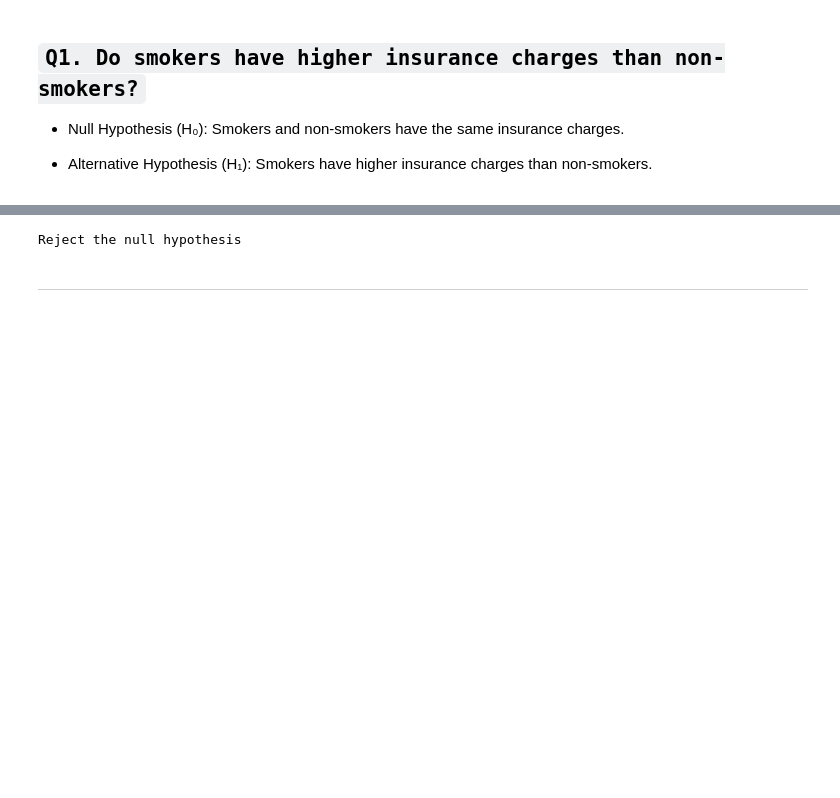
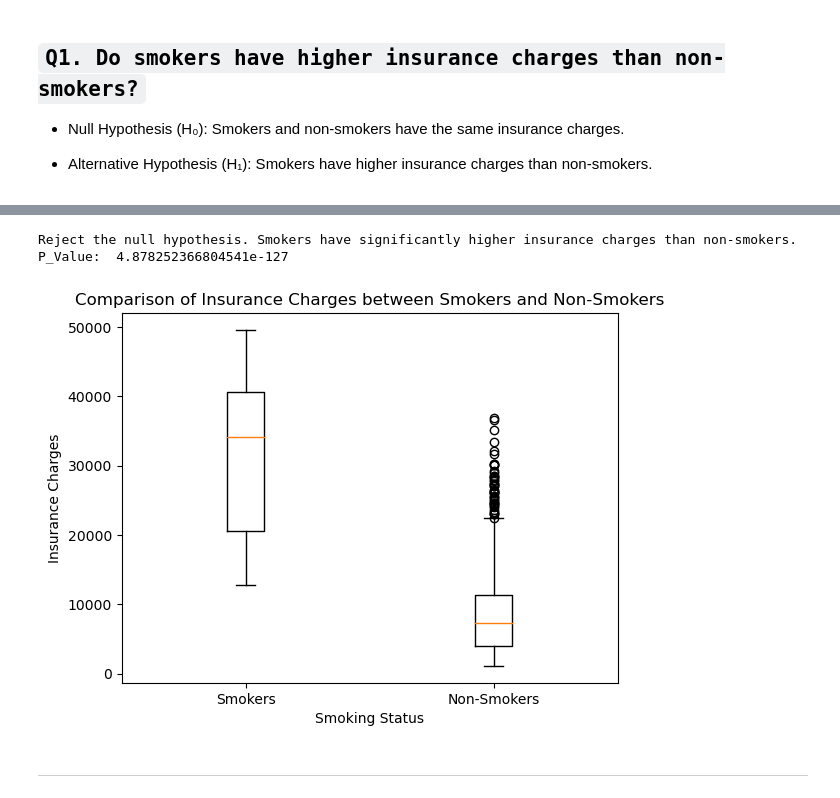
Before and after one commit to LuccasBracci/Hypothesis-Testing, a Jupyter notebook: HTwID.ipynb, the cells around one changed output, grey strips where cells are left out. Drawn from its saved outputs; the diff is of its cells as text; code cells hidden in the pictures; blank space fills up the shorter version.

```diff
--- a/HTwID.ipynb
+++ b/HTwID.ipynb
@@ -78,0 +54,12 @@ P-Value: 8.271435842179102e-283
+# %%
+charges = df['charges']
+z_scores = np.abs(stats.zscore(charges))
+outlier_threshold = 3
+outliers = df[z_scores > outlier_threshold]
+# %%
+df_clean = df.drop(outliers.index)
+# %%
+smokers_charges = df_clean[df_clean['smoker'] == 'yes']['charges']
+non_smokers_charges = df_clean[df_clean['smoker'] == 'no']['charges']
+_, p_value_smokers = stats.normaltest(smokers_charges)
+_, p_value_non_smokers = stats.normaltest(non_smokers_charges)
@@ -79,12 +76,20 @@ P-Value: 8.271435842179102e-283
 # %%
-alpha = 0.05  # Significance level
+if p_value < alpha:
+    result = "Reject the null hypothesis. " + alternative_hypothesis
+else:
+    result = "Fail to reject the null hypothesis."
 
-if p_value < alpha:
-    print("Reject the null hypothesis")
-else:
-    print("Fail to reject the null hypothesis")
+print(result,'P_Value: ',p_value)
 # %% [output]
-Reject the null hypothesis
+Reject the null hypothesis. Smokers have significantly higher insurance charges than non-smokers. P_Value:  4.878252366804541e-127
+# %%
+plt.boxplot([smokers_charges, non_smokers_charges], labels=['Smokers', 'Non-Smokers'])
+plt.xlabel('Smoking Status')
+plt.ylabel('Insurance Charges')
+plt.title('Comparison of Insurance Charges between Smokers and Non-Smokers')
+plt.show()
+# %% [output]
+[figure, added]
 # %% [markdown]
 
 
```
Also changed, not shown: parts of 23 cells of this notebook.
